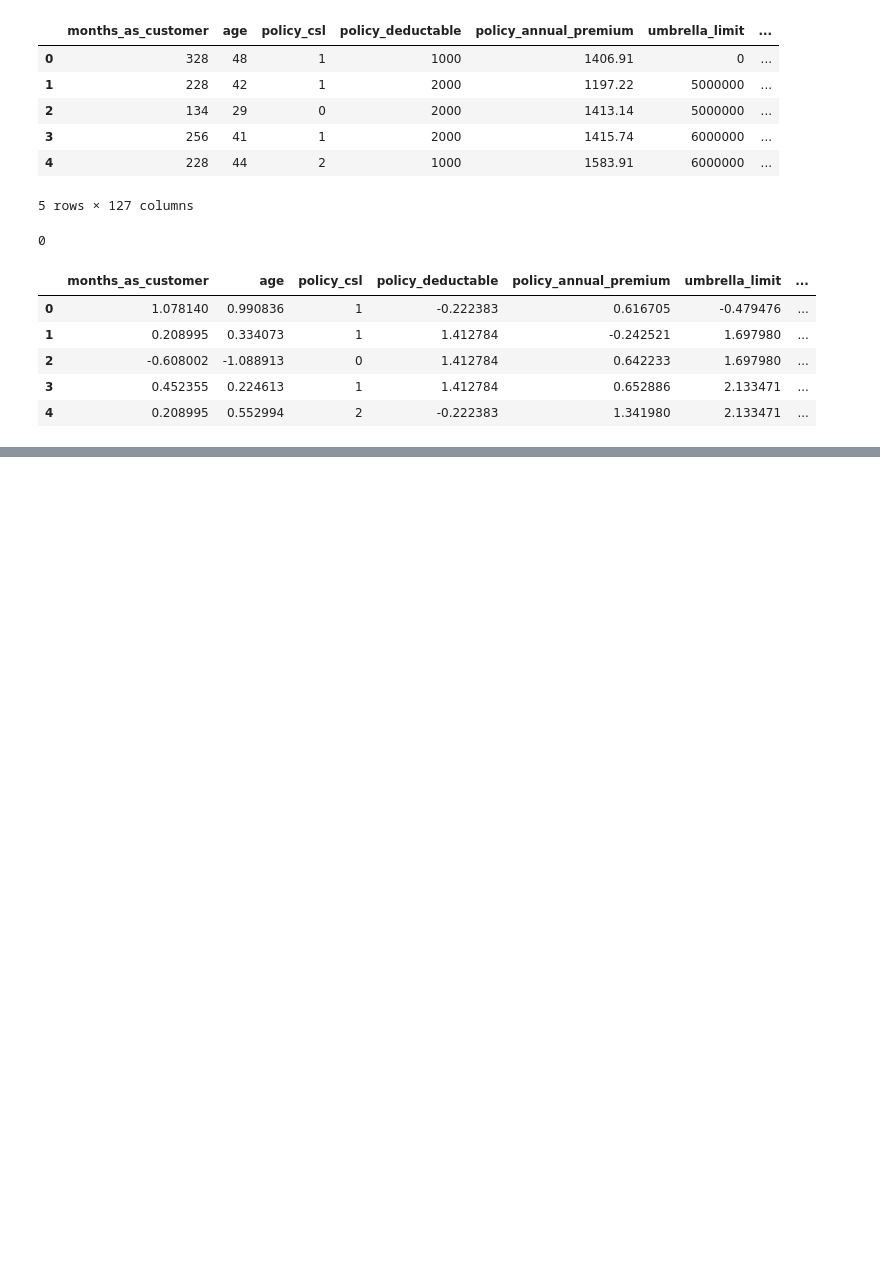
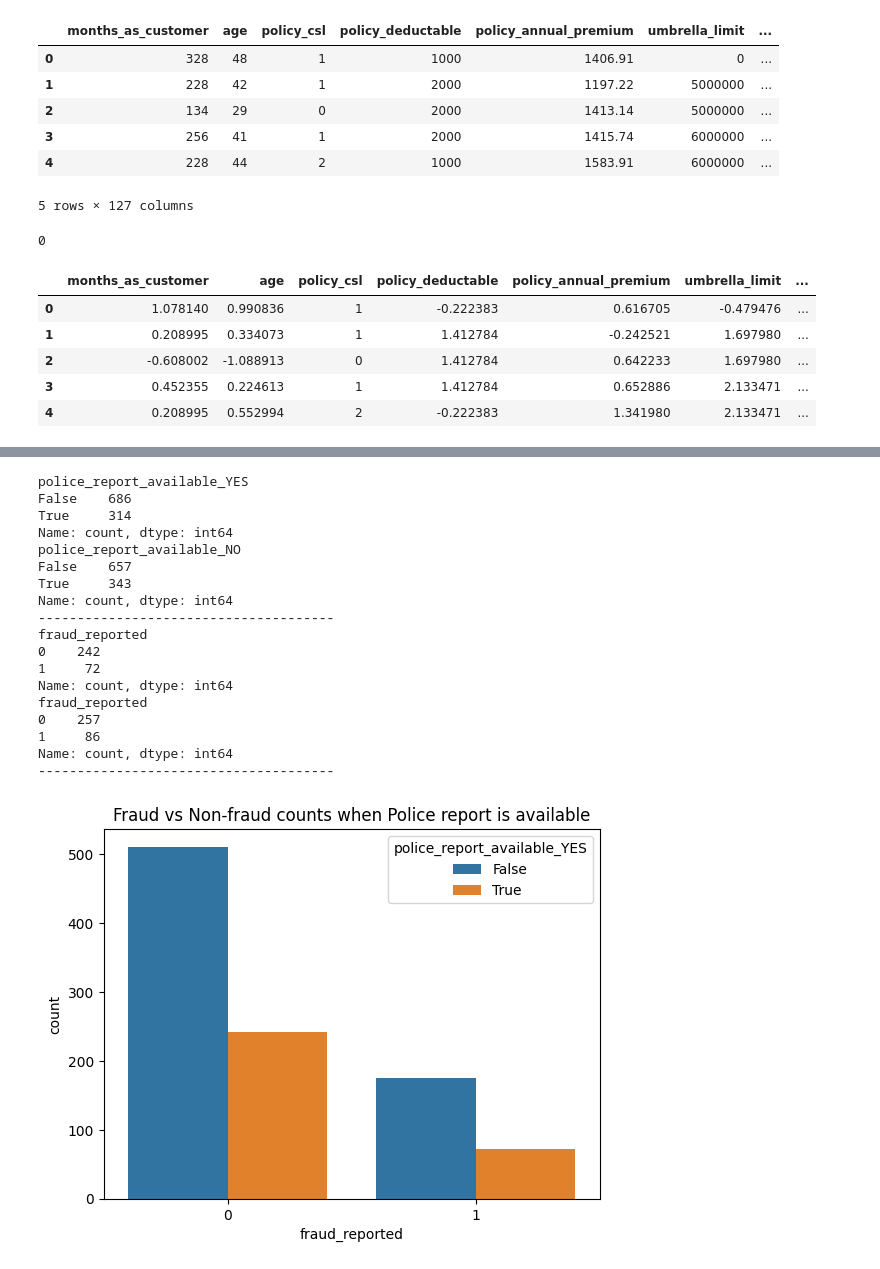
Before and after one commit to dths8/DSA4263_Vehicle-Insurance-Fraud-Detection, a Jupyter notebook: data/data_preprocessing.ipynb, the cells around one changed output, grey strips where cells are left out. Cells and saved outputs as stored; diff of their text form; code cells hidden in the pictures; blank space fills up the shorter version.

```diff
--- a/data/data_preprocessing.ipynb
+++ b/data/data_preprocessing.ipynb
@@ -271,0 +397,30 @@ df.head()
+# %%
+print(df['police_report_available_YES'].value_counts(dropna=False))
+print(df['police_report_available_NO'].value_counts(dropna=False))
+print("--------------------------------------")
+print(df[df['police_report_available_YES']==True]['fraud_reported'].value_counts())
+print(df[df['police_report_available_NO']==True]['fraud_reported'].value_counts())
+print("--------------------------------------")
+sns.countplot(data=df, x='fraud_reported', hue='police_report_available_YES')
+plt.title("Fraud vs Non-fraud counts when Police report is available")
+plt.show()
+# %% [output]
+police_report_available_YES
+False    686
+True     314
+Name: count, dtype: int64
+police_report_available_NO
+False    657
+True     343
+Name: count, dtype: int64
+--------------------------------------
+fraud_reported
+0    242
+1     72
+Name: count, dtype: int64
+fraud_reported
+0    257
+1     86
+Name: count, dtype: int64
+--------------------------------------
+[figure, added]
```
Also changed, not shown: parts of 26 cells of this notebook, 1 other file.
